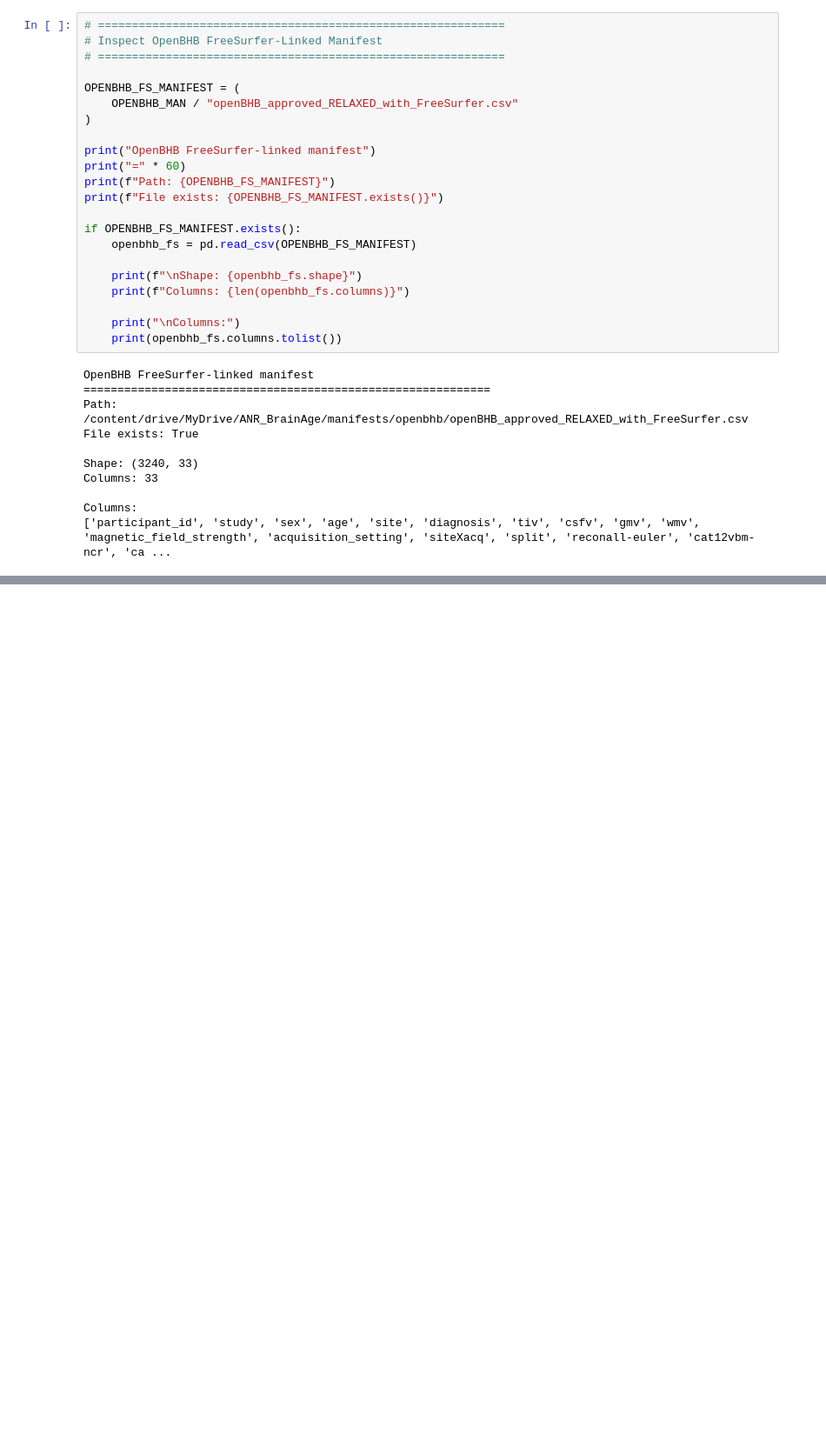
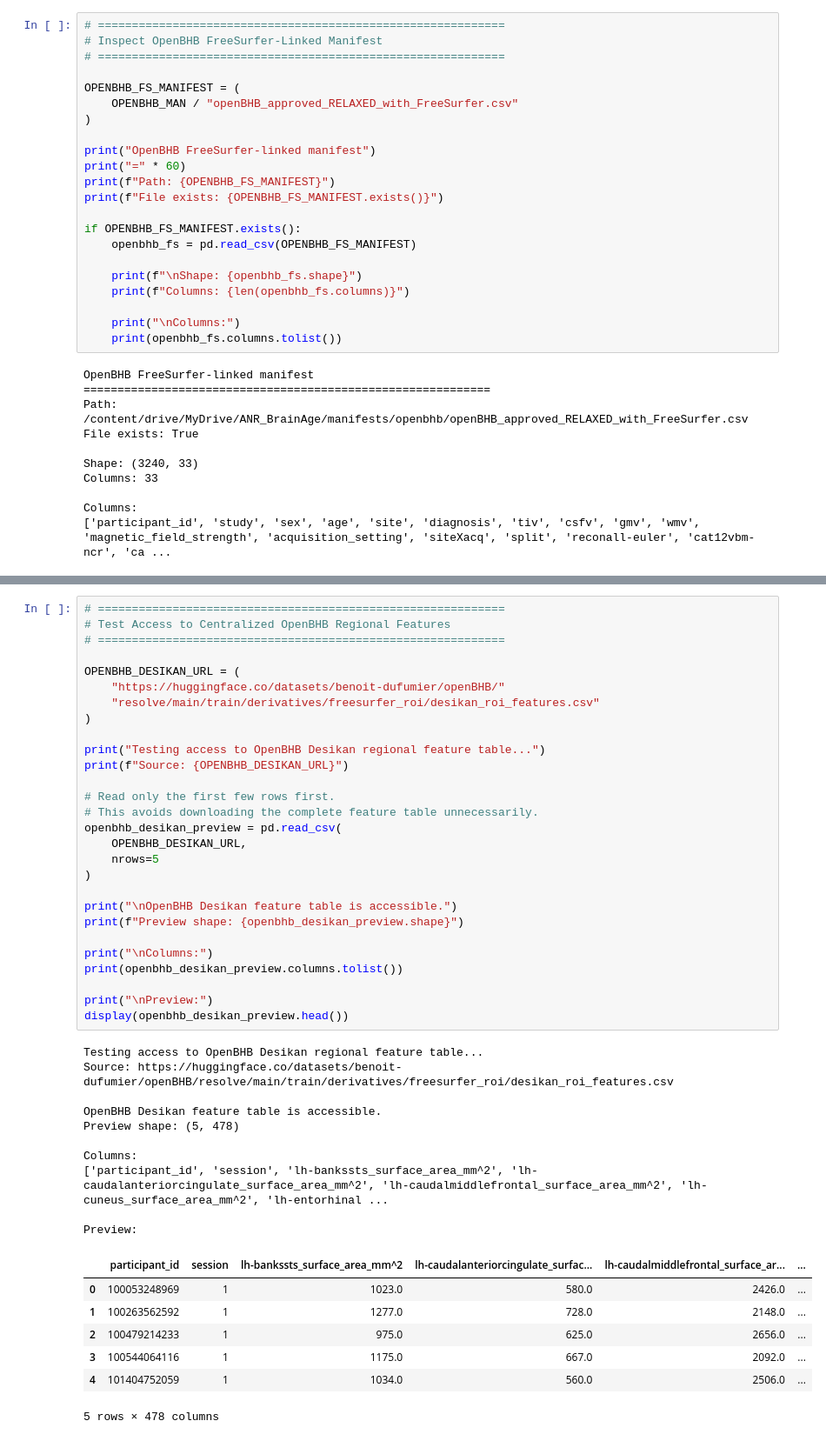
Before and after one commit to visionbyangelic/African-Brain-Aging, a Jupyter notebook: data/Feature_Compatibility_Assessment.ipynb, the cells around one changed output, grey strips where cells are left out. Shown at 87% size. Cells and saved outputs as stored; diff of their text form; blank space fills up the shorter version.

```diff
--- a/data/Feature_Compatibility_Assessment.ipynb
+++ b/data/Feature_Compatibility_Assessment.ipynb
@@ -232,0 +250,46 @@ Columns:
+# %%
+# ============================================================
+# Test Access to Centralized OpenBHB Regional Features
+# ============================================================
+
+OPENBHB_DESIKAN_URL = (
+    "https://huggingface.co/datasets/benoit-dufumier/openBHB/"
+    "resolve/main/train/derivatives/freesurfer_roi/desikan_roi_features.csv"
+)
+
+print("Testing access to OpenBHB Desikan regional feature table...")
+print(f"Source: {OPENBHB_DESIKAN_URL}")
+
+# Read only the first few rows first.
+# This avoids downloading the complete feature table unnecessarily.
+openbhb_desikan_preview = pd.read_csv(
+    OPENBHB_DESIKAN_URL,
+    nrows=5
+)
+
+print("\nOpenBHB Desikan feature table is accessible.")
+print(f"Preview shape: {openbhb_desikan_preview.shape}")
+
+print("\nColumns:")
+print(openbhb_desikan_preview.columns.tolist())
+
+print("\nPreview:")
+display(openbhb_desikan_preview.head())
+# %% [output]
+Testing access to OpenBHB Desikan regional feature table...
+Source: https://huggingface.co/datasets/benoit-dufumier/openBHB/resolve/main/train/derivatives/freesurfer_roi/desikan_roi_features.csv
+
+OpenBHB Desikan feature table is accessible.
+Preview shape: (5, 478)
+
+Columns:
+['participant_id', 'session', 'lh-bankssts_surface_area_mm^2', 'lh-caudalanteriorcingulate_surface_area_mm^2', 'lh-caudalmiddlefrontal_surface_area_mm^2', 'lh-cuneus_surface_area_mm^2', 'lh-entorhinal ...
+
+Preview:
+|  | participant_id | session | lh-bankssts_surface_area_mm^2 | lh-caudalanteriorcingulate_surfac... | lh-caudalmiddlefrontal_surface_ar... | ... |
+| 0 | 100053248969 | 1 | 1023.0 | 580.0 | 2426.0 | ... |
+| 1 | 100263562592 | 1 | 1277.0 | 728.0 | 2148.0 | ... |
+| 2 | 100479214233 | 1 | 975.0 | 625.0 | 2656.0 | ... |
+| 3 | 100544064116 | 1 | 1175.0 | 667.0 | 2092.0 | ... |
+| 4 | 101404752059 | 1 | 1034.0 | 560.0 | 2506.0 | ... |
+5 rows × 478 columns
```
Also changed, not shown: parts of 17 cells of this notebook.
